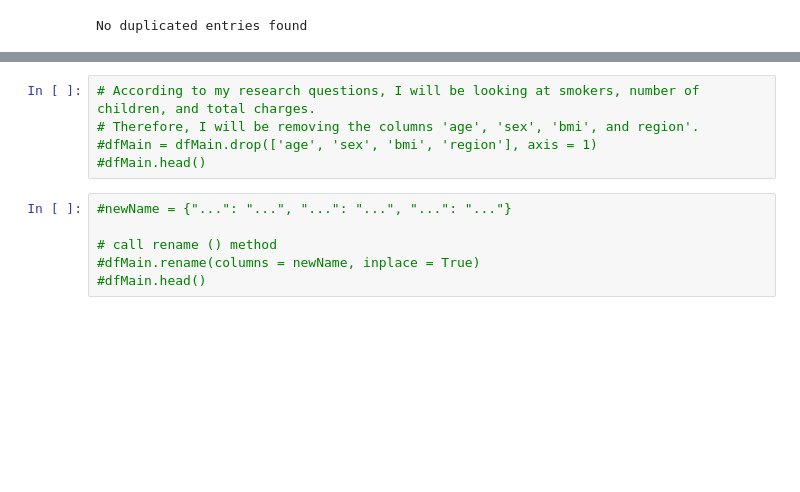
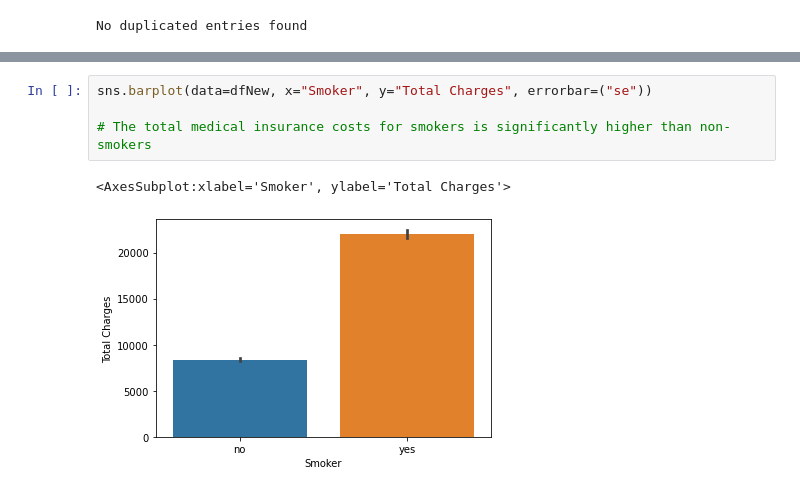
Before and after one commit to ubco-W2022T1-cosc301/project-group21, a Jupyter notebook: notebooks/analysis3a.ipynb, the cells around one changed output, grey strips where cells are left out. Drawn from its saved outputs; the diff is of its cells as text; blank space fills up the shorter version.

```diff
--- a/notebooks/analysis3a.ipynb
+++ b/notebooks/analysis3a.ipynb
@@ -207,11 +261,7 @@ dfMain['charges'].plot(kind='hist', bins=50, figsize=(12,6), facecolor='grey',ed
 # %%
-# According to my research questions, I will be looking at smokers, number of children, and total charges.
-# Therefore, I will be removing the columns 'age', 'sex', 'bmi', and region'.
-#dfMain = dfMain.drop(['age', 'sex', 'bmi', 'region'], axis = 1)
-#dfMain.head()
+sns.barplot(data=dfNew, x="Smoker", y="Total Charges", errorbar=("se"))
+
+# The total medical insurance costs for smokers is significantly higher than non-smokers
+# %% [output]
+<AxesSubplot:xlabel='Smoker', ylabel='Total Charges'>
+[figure, added]
-# %%
-#newName = {"...": "...", "...": "...", "...": "..."}
-
-# call rename () method
-#dfMain.rename(columns = newName, inplace = True)
-#dfMain.head()
```
Also changed, not shown: parts of 26 cells of this notebook, 1 other file.
